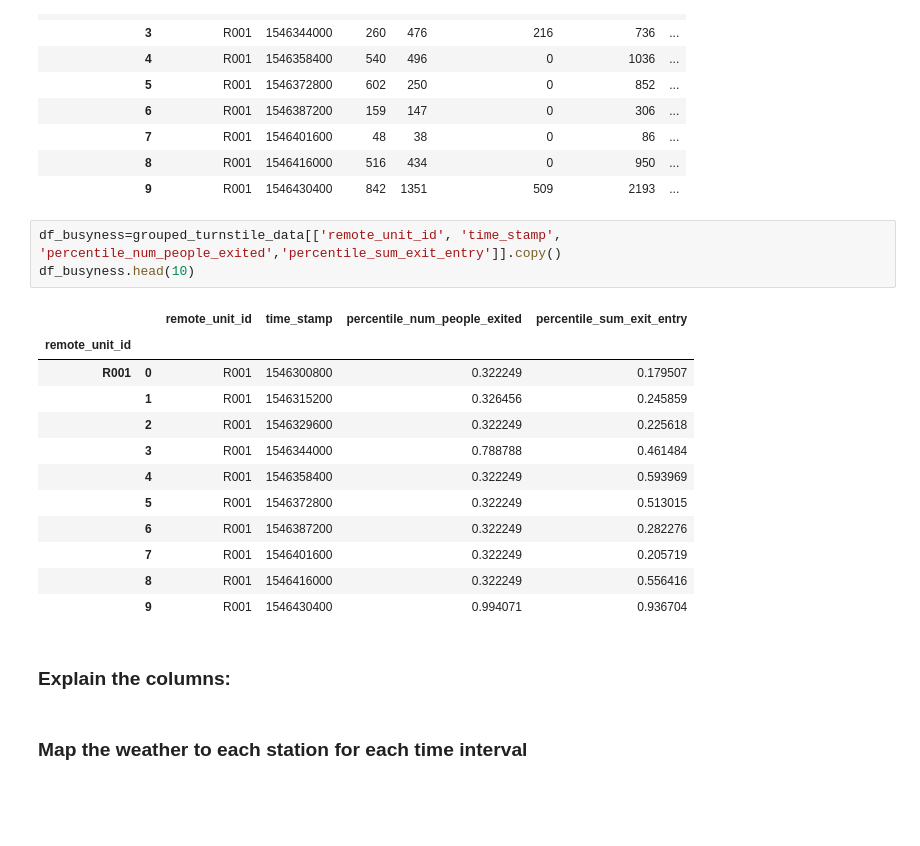
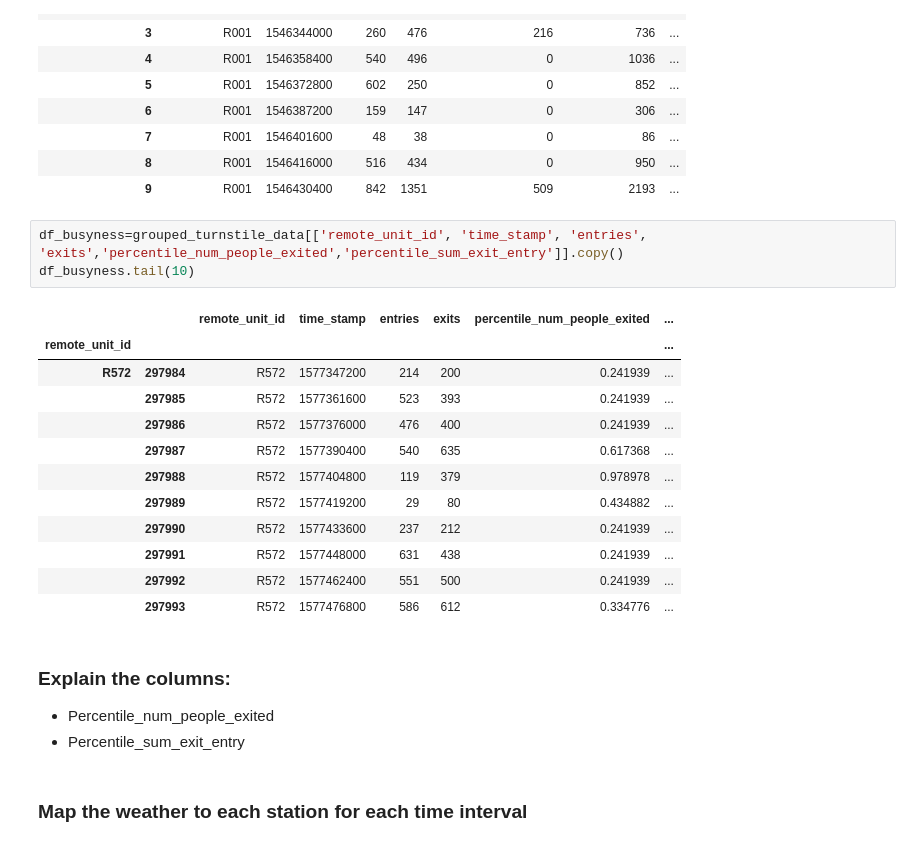
Before and after one commit to Fei117117/NYSeeNow, a Jupyter notebook: NYSeeNow-ML/SubwayData/ml_subway.ipynb, the cells around one changed output. Saved outputs shown, nothing was run; the diff lists cells and outputs as text; blank space fills up the shorter version.

```diff
--- a/NYSeeNow-ML/SubwayData/ml_subway.ipynb
+++ b/NYSeeNow-ML/SubwayData/ml_subway.ipynb
@@ -119,23 +119,25 @@ grouped_turnstile_data.head(10)
 |  | 8 | R001 | 1546416000 | 516 | 434 | 0 | 950 | ... |
 |  | 9 | R001 | 1546430400 | 842 | 1351 | 509 | 2193 | ... |
 # %%
-df_busyness=grouped_turnstile_data[['remote_unit_id', 'time_stamp', 'percentile_num_people_exited','percentile_sum_exit_entry']].copy()
-df_busyness.head(10)
+df_busyness=grouped_turnstile_data[['remote_unit_id', 'time_stamp', 'entries', 'exits','percentile_num_people_exited','percentile_sum_exit_entry']].copy()
+df_busyness.tail(10)
 # %% [output]
-|  |  | remote_unit_id | time_stamp | percentile_num_people_exited | percentile_sum_exit_entry |
-| remote_unit_id |  |  |  |  |  |
-| R001 | 0 | R001 | 1546300800 | 0.322249 | 0.179507 |
-|  | 1 | R001 | 1546315200 | 0.326456 | 0.245859 |
-|  | 2 | R001 | 1546329600 | 0.322249 | 0.225618 |
-|  | 3 | R001 | 1546344000 | 0.788788 | 0.461484 |
-|  | 4 | R001 | 1546358400 | 0.322249 | 0.593969 |
-|  | 5 | R001 | 1546372800 | 0.322249 | 0.513015 |
-|  | 6 | R001 | 1546387200 | 0.322249 | 0.282276 |
-|  | 7 | R001 | 1546401600 | 0.322249 | 0.205719 |
-|  | 8 | R001 | 1546416000 | 0.322249 | 0.556416 |
-|  | 9 | R001 | 1546430400 | 0.994071 | 0.936704 |
+|  |  | remote_unit_id | time_stamp | entries | exits | percentile_num_people_exited | ... |
+| remote_unit_id |  |  |  |  |  |  | ... |
+| R572 | 297984 | R572 | 1577347200 | 214 | 200 | 0.241939 | ... |
+|  | 297985 | R572 | 1577361600 | 523 | 393 | 0.241939 | ... |
+|  | 297986 | R572 | 1577376000 | 476 | 400 | 0.241939 | ... |
+|  | 297987 | R572 | 1577390400 | 540 | 635 | 0.617368 | ... |
+|  | 297988 | R572 | 1577404800 | 119 | 379 | 0.978978 | ... |
+|  | 297989 | R572 | 1577419200 | 29 | 80 | 0.434882 | ... |
+|  | 297990 | R572 | 1577433600 | 237 | 212 | 0.241939 | ... |
+|  | 297991 | R572 | 1577448000 | 631 | 438 | 0.241939 | ... |
+|  | 297992 | R572 | 1577462400 | 551 | 500 | 0.241939 | ... |
+|  | 297993 | R572 | 1577476800 | 586 | 612 | 0.334776 | ... |
 # %% [markdown]
 ### Explain the columns:
+- Percentile_num_people_exited
+- Percentile_sum_exit_entry
 # %% [markdown]
 ### Map the weather to each station for each time interval
 # %%
```
